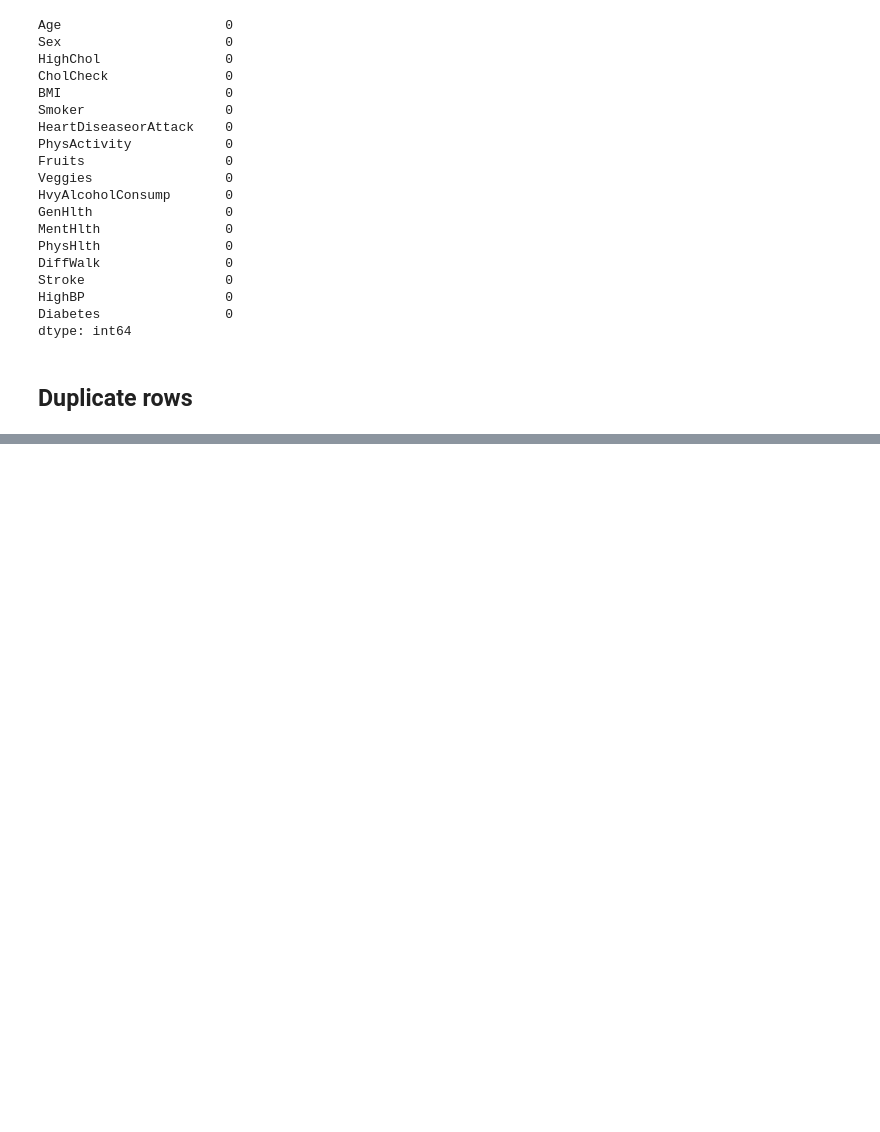
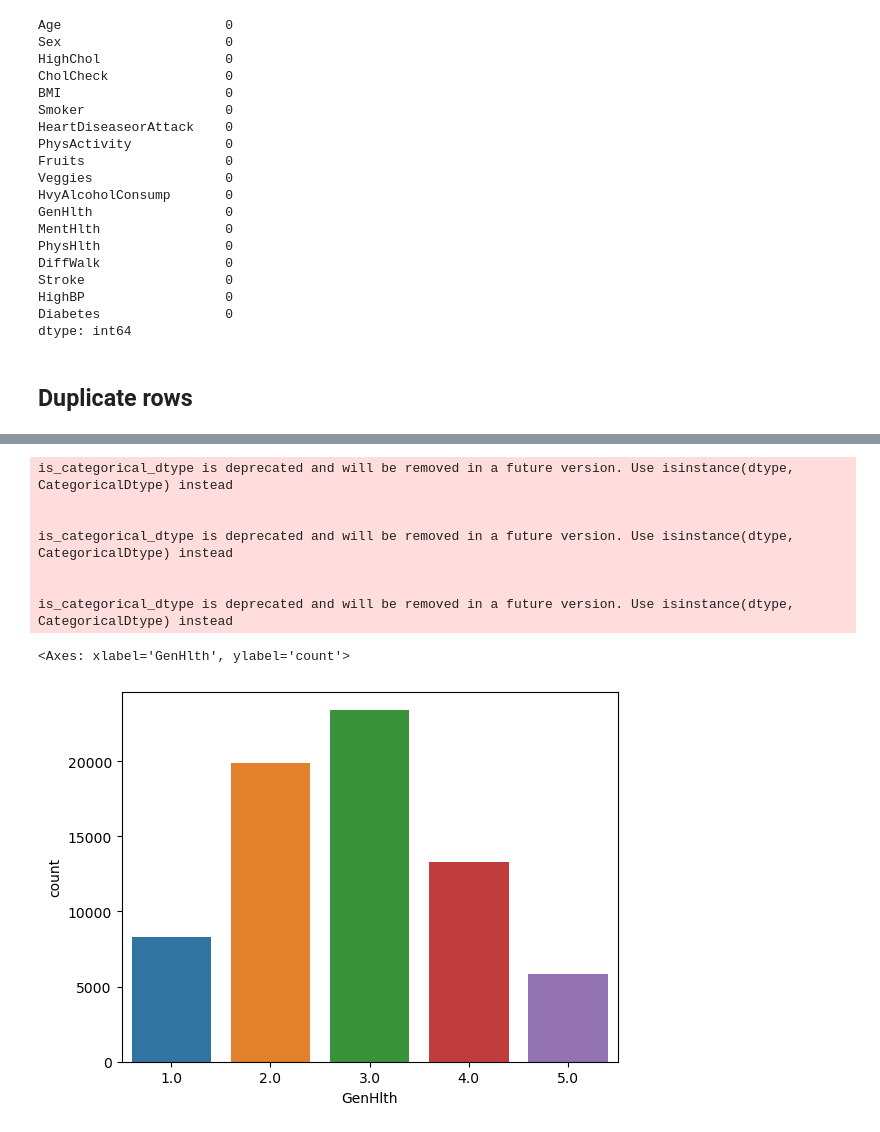
Before and after one commit to jpmbrito123/DAA, a Jupyter notebook: nossodataset/data_exploration.ipynb, the cells around one changed output, grey strips where cells are left out. Saved outputs shown, nothing was run; the diff lists cells and outputs as text; code cells hidden in the pictures; blank space fills up the shorter version.

```diff
--- a/nossodataset/data_exploration.ipynb
+++ b/nossodataset/data_exploration.ipynb
@@ -114,0 +267,12 @@ df.duplicated().sum()
+# %%
+sns.countplot(x=df['GenHlth'])
+# %% [output]
+is_categorical_dtype is deprecated and will be removed in a future version. Use isinstance(dtype, CategoricalDtype) instead
+
+
+is_categorical_dtype is deprecated and will be removed in a future version. Use isinstance(dtype, CategoricalDtype) instead
+
+
+is_categorical_dtype is deprecated and will be removed in a future version. Use isinstance(dtype, CategoricalDtype) instead
+<Axes: xlabel='GenHlth', ylabel='count'>
+[figure, added]
```
Also changed, not shown: parts of 13 cells of this notebook.
